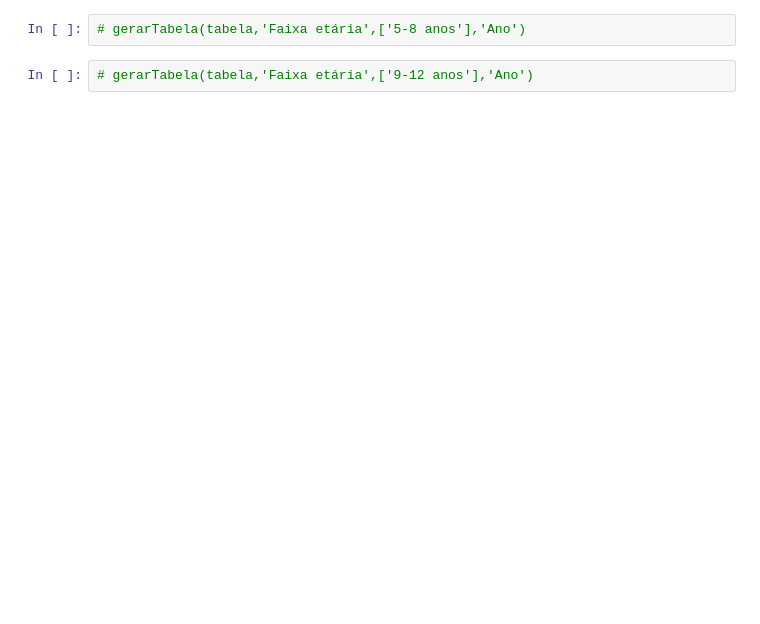
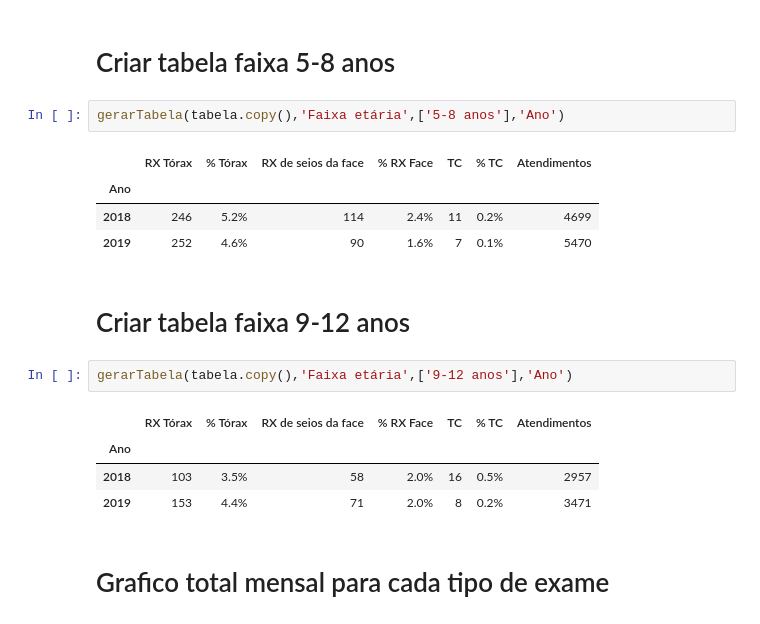
Before and after one commit to Gustavo-DMS/Ports, a Jupyter notebook: Port5m9/port4M9.ipynb, the cells around one changed output. Saved outputs shown, nothing was run; the diff lists cells and outputs as text; blank space fills up the shorter version.

```diff
--- a/Port5m9/port4M9.ipynb
+++ b/Port5m9/port4M9.ipynb
@@ -61,7 +88,23 @@ tabela
+# %% [markdown]
+# Criar tabela faixa 5-8 anos
 # %%
-# gerarTabela(tabela,'Faixa etária',['5-8 anos'],'Ano')
+gerarTabela(tabela.copy(),'Faixa etária',['5-8 anos'],'Ano')
+# %% [output]
+|  | RX Tórax | % Tórax | RX de seios da face | % RX Face | TC | % TC | Atendimentos |
+| Ano |  |  |  |  |  |  |  |
+| 2018 | 246 | 5.2% | 114 | 2.4% | 11 | 0.2% | 4699 |
+| 2019 | 252 | 4.6% | 90 | 1.6% | 7 | 0.1% | 5470 |
+# %% [markdown]
+# Criar tabela faixa 9-12 anos
 # %%
-# gerarTabela(tabela,'Faixa etária',['9-12 anos'],'Ano')
+gerarTabela(tabela.copy(),'Faixa etária',['9-12 anos'],'Ano')
+# %% [output]
+|  | RX Tórax | % Tórax | RX de seios da face | % RX Face | TC | % TC | Atendimentos |
+| Ano |  |  |  |  |  |  |  |
+| 2018 | 103 | 3.5% | 58 | 2.0% | 16 | 0.5% | 2957 |
+| 2019 | 153 | 4.4% | 71 | 2.0% | 8 | 0.2% | 3471 |
+# %% [markdown]
+# Grafico  total  mensal  para  cada  tipo  de  exame
 # %%
 graficoDeLinha(tabela.copy(),'Mês')
 # %% [output]
```
Also changed, not shown: parts of 11 cells of this notebook.
